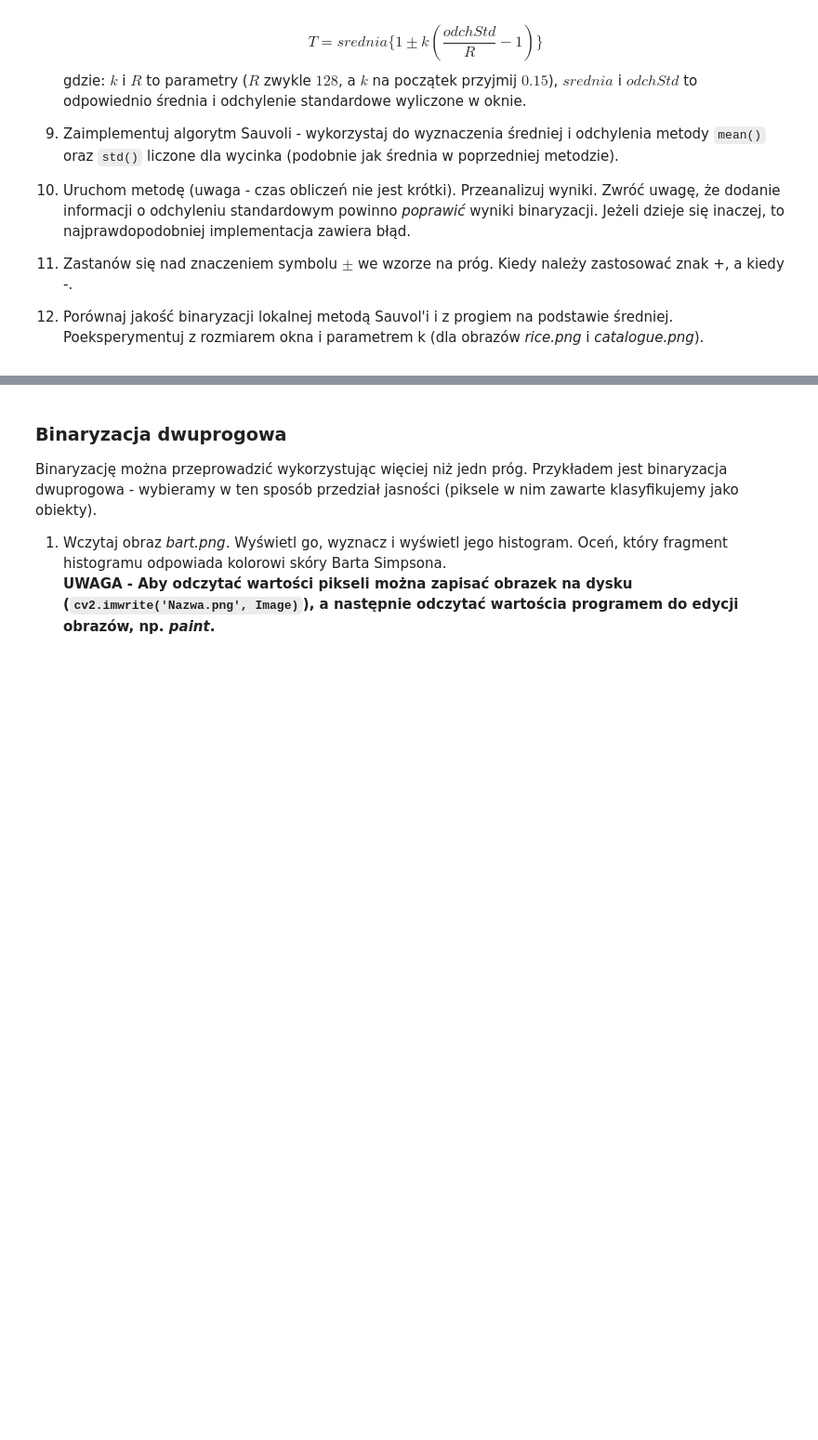
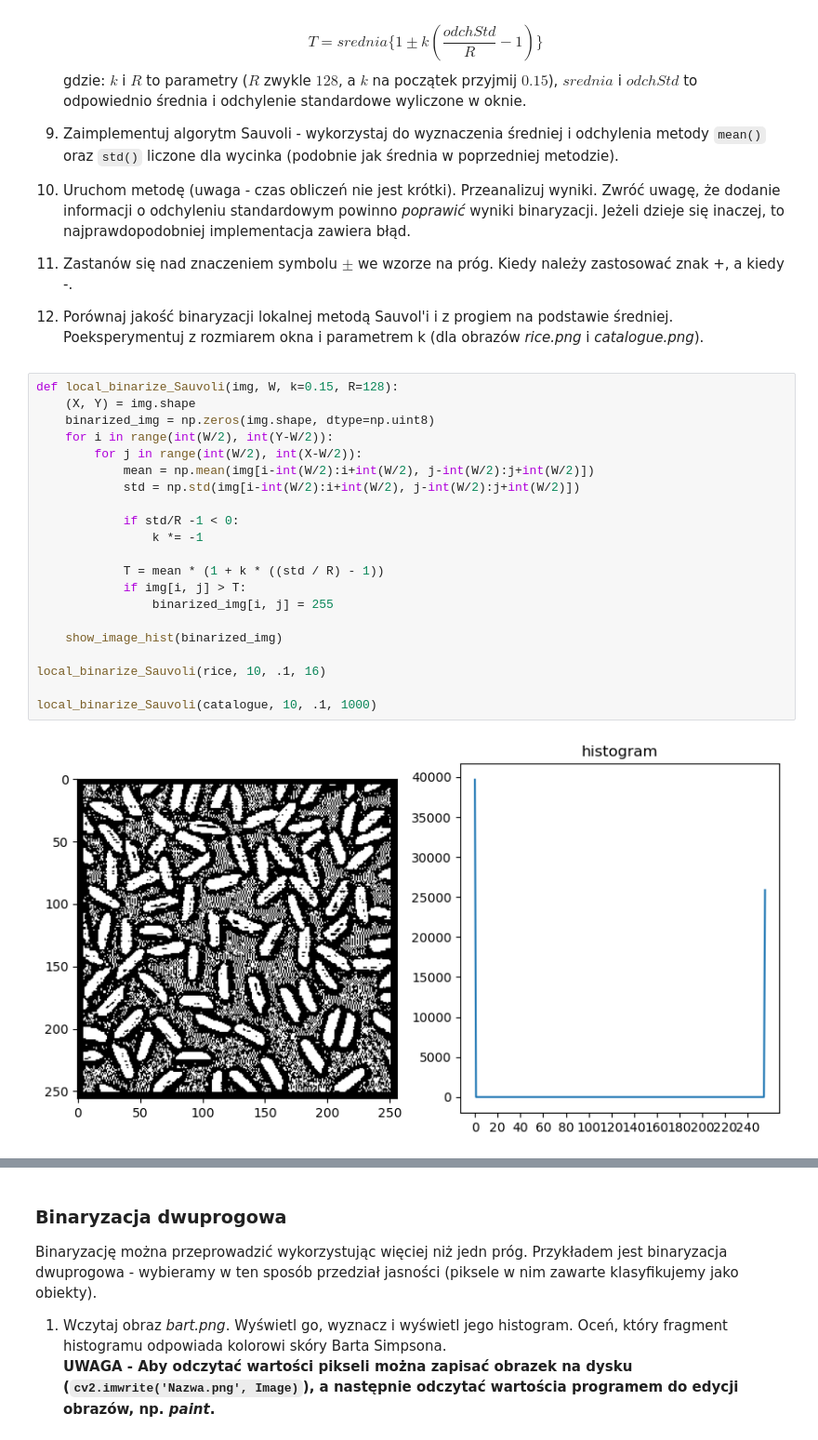
Before and after one commit to corey888773/isi-rok-3, a Jupyter notebook: lab4/04_thresholding.ipynb, the cells around one changed output, grey strips where cells are left out. Shown at 93% size. Saved outputs shown, nothing was run; the diff lists cells and outputs as text; blank space fills up the shorter version.

```diff
--- a/lab4/04_thresholding.ipynb
+++ b/lab4/04_thresholding.ipynb
@@ -398,3 +487,26 @@ gdzie: $k$ i $R$ to parametry ($R$ zwykle $128$, a $k$ na początek przyjmij $0.
 
 12. Porównaj jakość binaryzacji lokalnej metodą Sauvol'i i z progiem na podstawie średniej.
       Poeksperymentuj z rozmiarem okna i parametrem k (dla obrazów _rice.png_ i _catalogue.png_).
+# %%
+def local_binarize_Sauvoli(img, W, k=0.15, R=128):
+    (X, Y) = img.shape
+    binarized_img = np.zeros(img.shape, dtype=np.uint8)
+    for i in range(int(W/2), int(Y-W/2)):
+        for j in range(int(W/2), int(X-W/2)):
+            mean = np.mean(img[i-int(W/2):i+int(W/2), j-int(W/2):j+int(W/2)])
+            std = np.std(img[i-int(W/2):i+int(W/2), j-int(W/2):j+int(W/2)])
+
+            if std/R -1 < 0:
+                k *= -1
+
+            T = mean * (1 + k * ((std / R) - 1))
+            if img[i, j] > T:
+                binarized_img[i, j] = 255
+
+    show_image_hist(binarized_img)
+
+local_binarize_Sauvoli(rice, 10, .1, 16)
+
+local_binarize_Sauvoli(catalogue, 10, .1, 1000)
+# %% [output]
+[figure, added]
```
Also changed, not shown: parts of 8 cells of this notebook, 6 other files.
